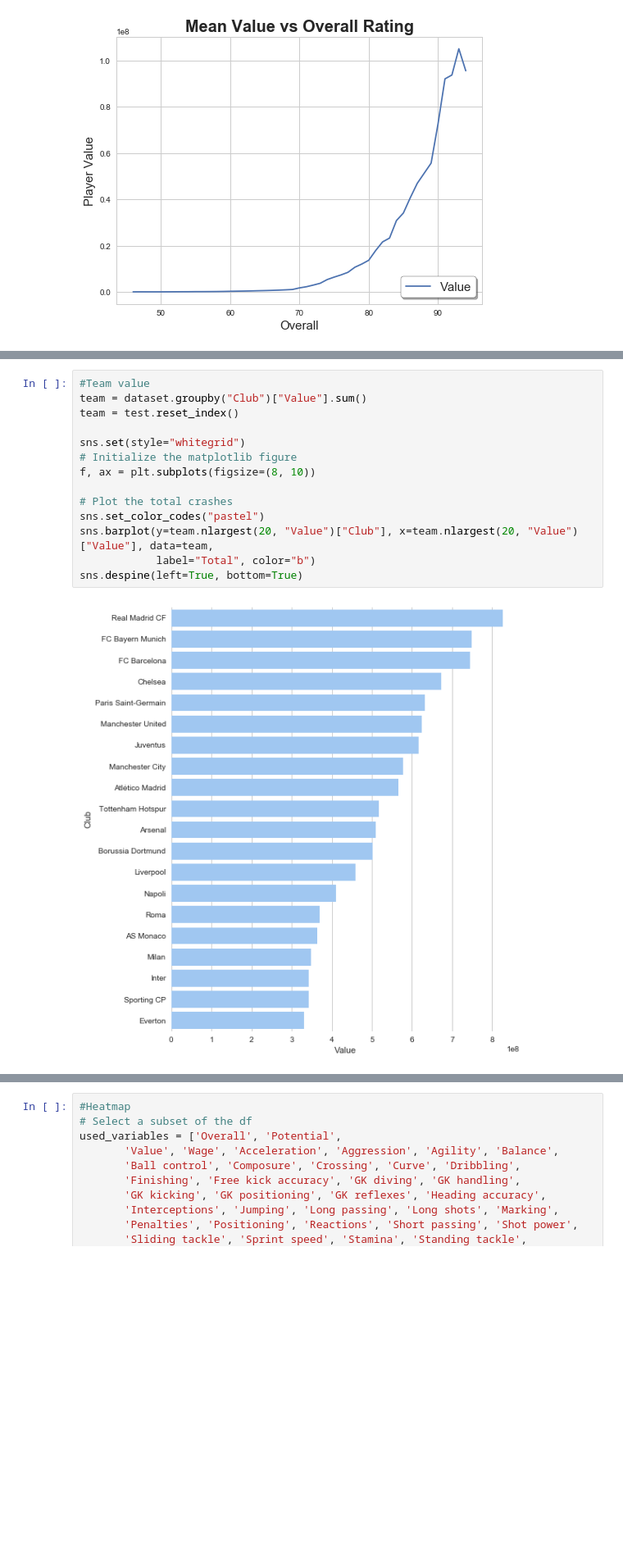
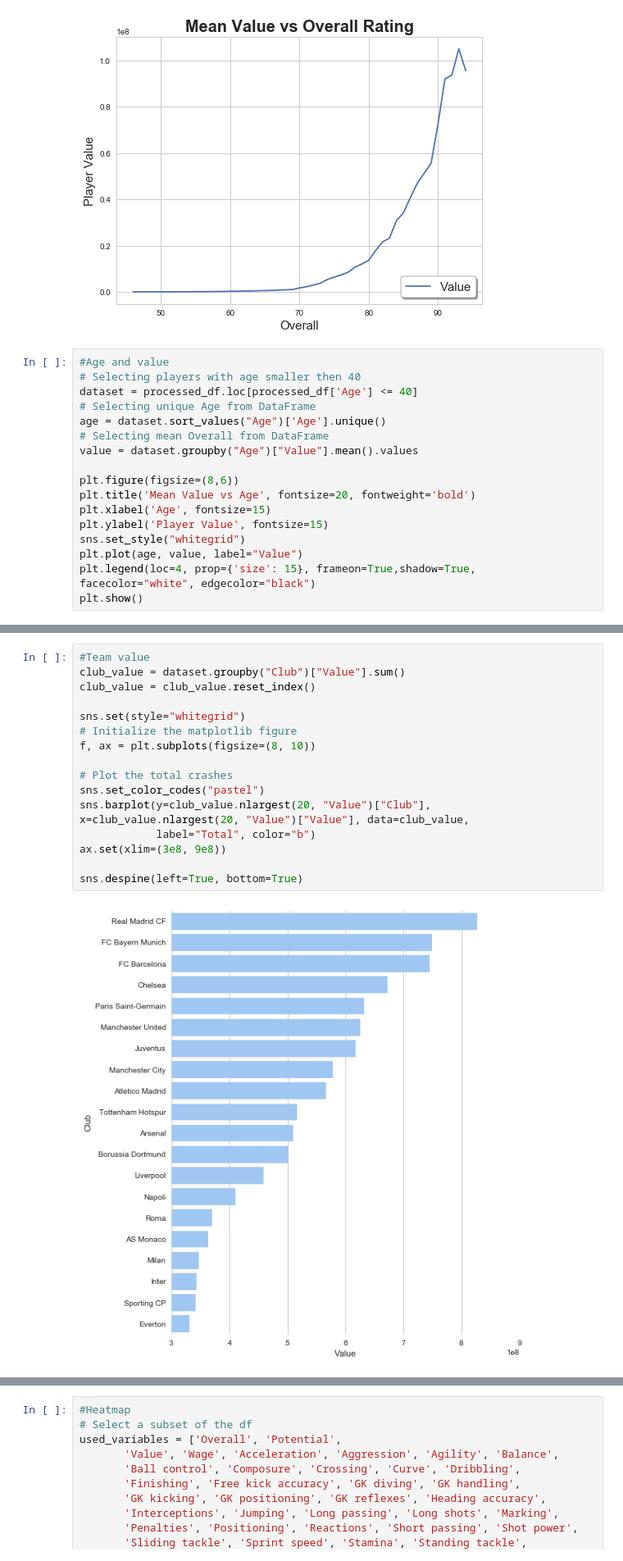
Before and after one commit to Fournierp/Fifa18, a Jupyter notebook: Fifa 18 Model.ipynb, the cells around one changed output, grey strips where cells are left out. Shown at 82% size. Drawn from its saved outputs; the diff is of its cells as text; blank space fills up the shorter version.

```diff
--- a/Fifa 18 Model.ipynb
+++ b/Fifa 18 Model.ipynb
@@ -489,3 +494,20 @@ plt.legend(loc=4, prop={'size': 15}, frameon=True,shadow=True, facecolor="white"
 plt.show()
 # %% [output]
 [figure]
+# %%
+#Age and value
+# Selecting players with age smaller then 40
+dataset = processed_df.loc[processed_df['Age'] <= 40]
+# Selecting unique Age from DataFrame
+age = dataset.sort_values("Age")['Age'].unique()
+# Selecting mean Overall from DataFrame
+value = dataset.groupby("Age")["Value"].mean().values
+
+plt.figure(figsize=(8,6))
+plt.title('Mean Value vs Age', fontsize=20, fontweight='bold')
+plt.xlabel('Age', fontsize=15)
+plt.ylabel('Player Value', fontsize=15)
+sns.set_style("whitegrid")
+plt.plot(age, value, label="Value")
+plt.legend(loc=4, prop={'size': 15}, frameon=True,shadow=True, facecolor="white", edgecolor="black")
+plt.show()
@@ -492,16 +516,18 @@ plt.show()
 # %%
 #Team value
-team = dataset.groupby("Club")["Value"].sum()
-team = test.reset_index()
+club_value = dataset.groupby("Club")["Value"].sum()
+club_value = club_value.reset_index()
 
 sns.set(style="whitegrid")
 # Initialize the matplotlib figure
 f, ax = plt.subplots(figsize=(8, 10))
 
 # Plot the total crashes
 sns.set_color_codes("pastel")
-sns.barplot(y=team.nlargest(20, "Value")["Club"], x=team.nlargest(20, "Value")["Value"], data=team,
+sns.barplot(y=club_value.nlargest(20, "Value")["Club"], x=club_value.nlargest(20, "Value")["Value"], data=club_value,
             label="Total", color="b")
+ax.set(xlim=(3e8, 9e8))
+
 sns.despine(left=True, bottom=True)
 # %% [output]
-[figure, old version]
+[figure, new version]
```
Also changed, not shown: parts of 18 cells of this notebook.
